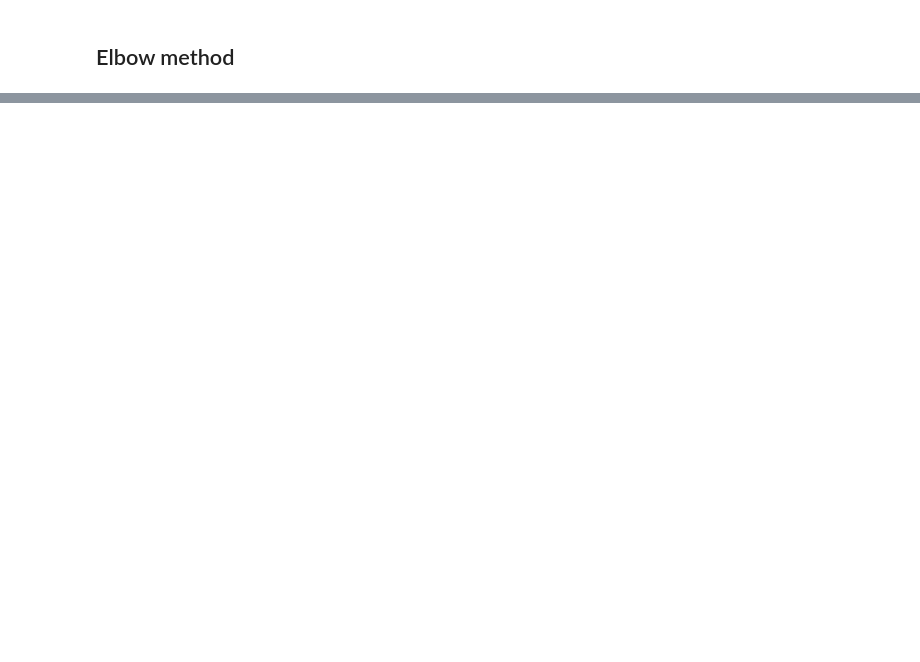
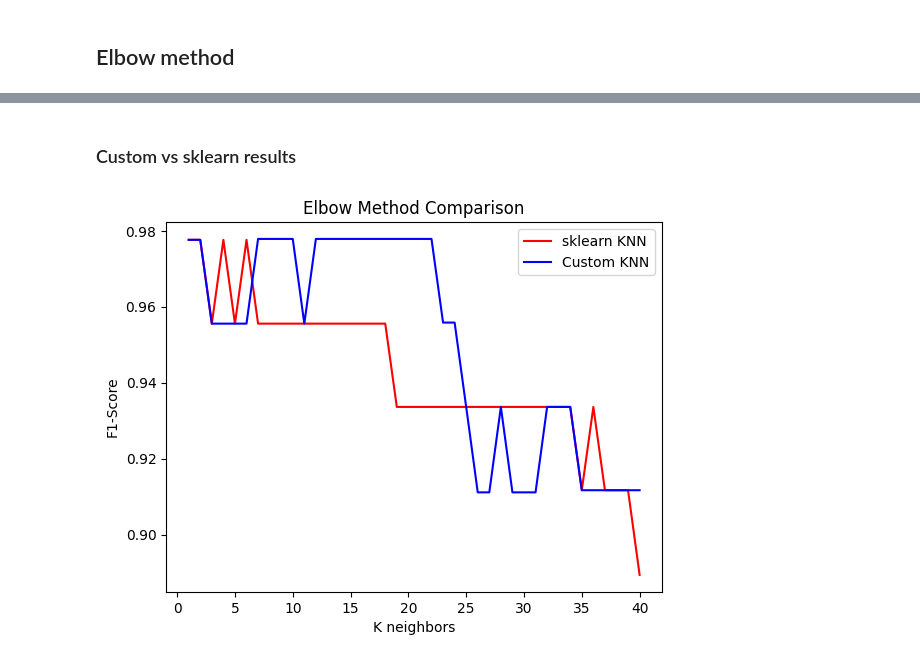
Before and after one commit to vanstrouble/knn-from-scratch, a Jupyter notebook: knn_model.ipynb, the cells around one changed output, grey strips where cells are left out. Saved outputs shown, nothing was run; the diff lists cells and outputs as text; code cells hidden in the pictures; blank space fills up the shorter version.

```diff
--- a/knn_model.ipynb
+++ b/knn_model.ipynb
@@ -121,0 +128,10 @@ F1 score:  0.97
+# %%
+max_k = 40
+scores = np.zeros(max_k)
+
+for k in range(1, max_k + 1):
+    knn = KNN(k=k)
+    knn.fit(X_train, y_train)
+    y_pred = knn.predict(X_test)
+    score = f1_score(y_test, y_pred, average="weighted")
+    scores[k - 1] = score
@@ -121,0 +140,24 @@ F1 score:  0.97
+# %%
+from sklearn.neighbors import KNeighborsClassifier
+
+sklearn_scores = np.zeros(max_k)
+
+for k in range(1, max_k + 1):
+    knn = KNeighborsClassifier(n_neighbors=k)
+    knn.fit(X_train_scaled, y_train)
+    y_pred = knn.predict(X_test_scaled)
+
+    score = f1_score(y_test, y_pred, average="weighted")
+    sklearn_scores[k - 1] = score
+# %% [markdown]
+### Custom vs sklearn results
+# %%
+plt.plot(range(1, max_k + 1), sklearn_scores, color='r', label='sklearn KNN')
+plt.plot(range(1, max_k + 1), scores, color='b', label='Custom KNN')
+plt.title('Elbow Method Comparison')
+plt.xlabel('K neighbors')
+plt.ylabel('F1-Score')
+plt.legend()
+plt.show()
+# %% [output]
+[figure, added]
```
Also changed, not shown: parts of 14 cells of this notebook.
